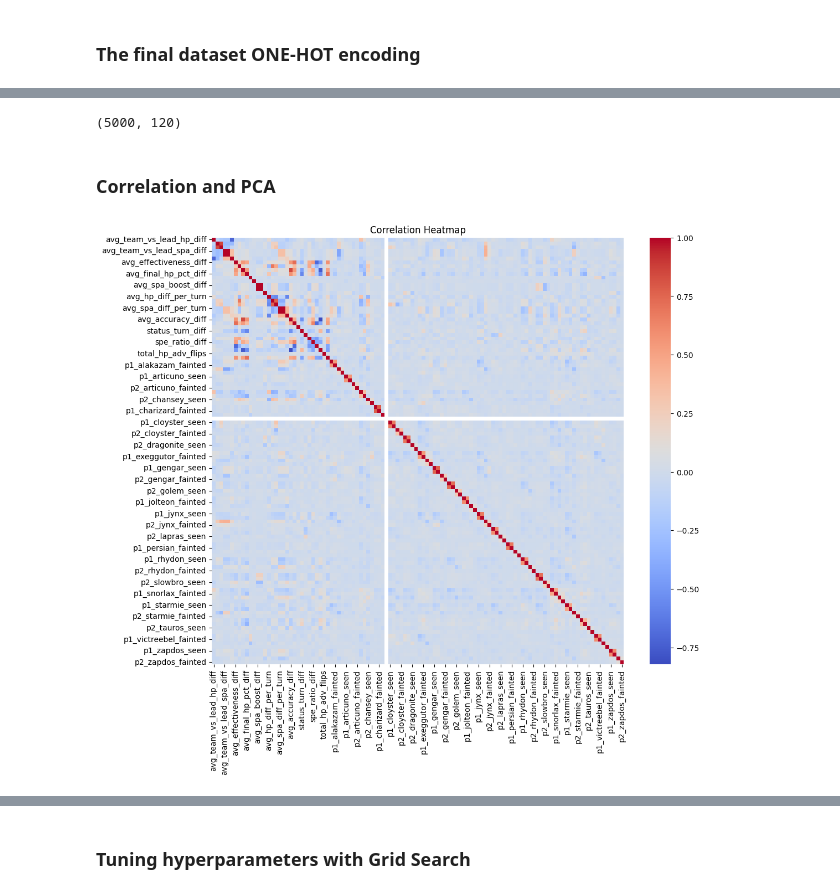
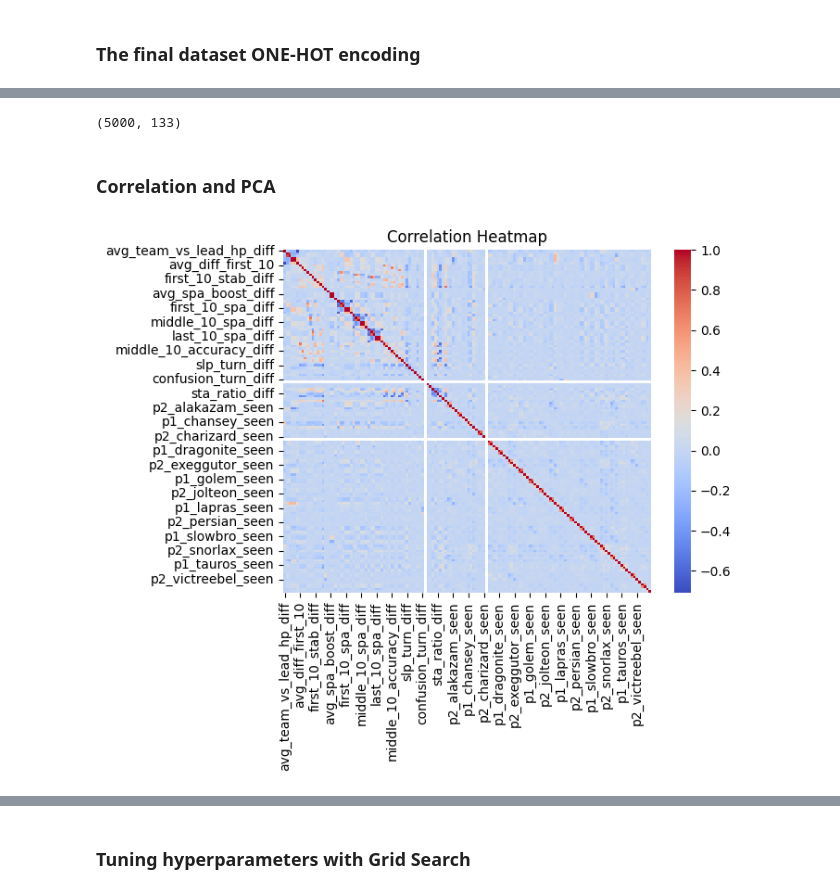
Before and after one commit to LeonardoSani/FDS_challenge, a Jupyter notebook: Notebook.ipynb, the cells around one changed output, grey strips where cells are left out. Saved outputs shown, nothing was run; the diff lists cells and outputs as text; code cells hidden in the pictures.

Commit message:
modified aggregator: flag for type of models.
Added new feature to estimate the expected damage

```diff
--- a/Notebook.ipynb
+++ b/Notebook.ipynb
@@ -377,6 +377,6 @@ status_turn_diff(train_data,difference=True)
 # %% [markdown]
 ### The final dataset ONE-HOT encoding
 # %%
-final_table_train=generate_features(train_data, difference = True, flag_test=False, one_hot=True)
-final_table_test=generate_features(test_data, difference = True, flag_test=True, one_hot=True)
+final_table_train=generate_features(train_data, difference = True, flag_test=False, tree=False, divide_turns=True)
+final_table_test=generate_features(test_data, difference = True, flag_test=True, tree=False, divide_turns=True)
 # %%
@@ -408,20 +396,20 @@ X_test = final_table_test.drop(columns=['battle_id'])
 
 X_test.shape
 # %% [output]
-(5000, 120)
+(5000, 133)
 # %% [markdown]
 ### Correlation and PCA
 # %%
 # plot correlation heatmap
 import seaborn as sns
 import matplotlib.pyplot as plt
 corr = X_train.corr()
-plt.figure(figsize=(12,10))
-sns.heatmap(corr, fmt=".2f", cmap='coolwarm')
+plt.figure()
+sns.heatmap(corr, cmap='coolwarm')
 plt.title('Correlation Heatmap')
 plt.show()
 # %% [output]
-[figure, old version]
+[figure, new version]
 # %%
 plot_pca_variance(X_train)
 # %% [output]
```
Also changed, not shown: parts of 11 cells of this notebook, 4 other files.
